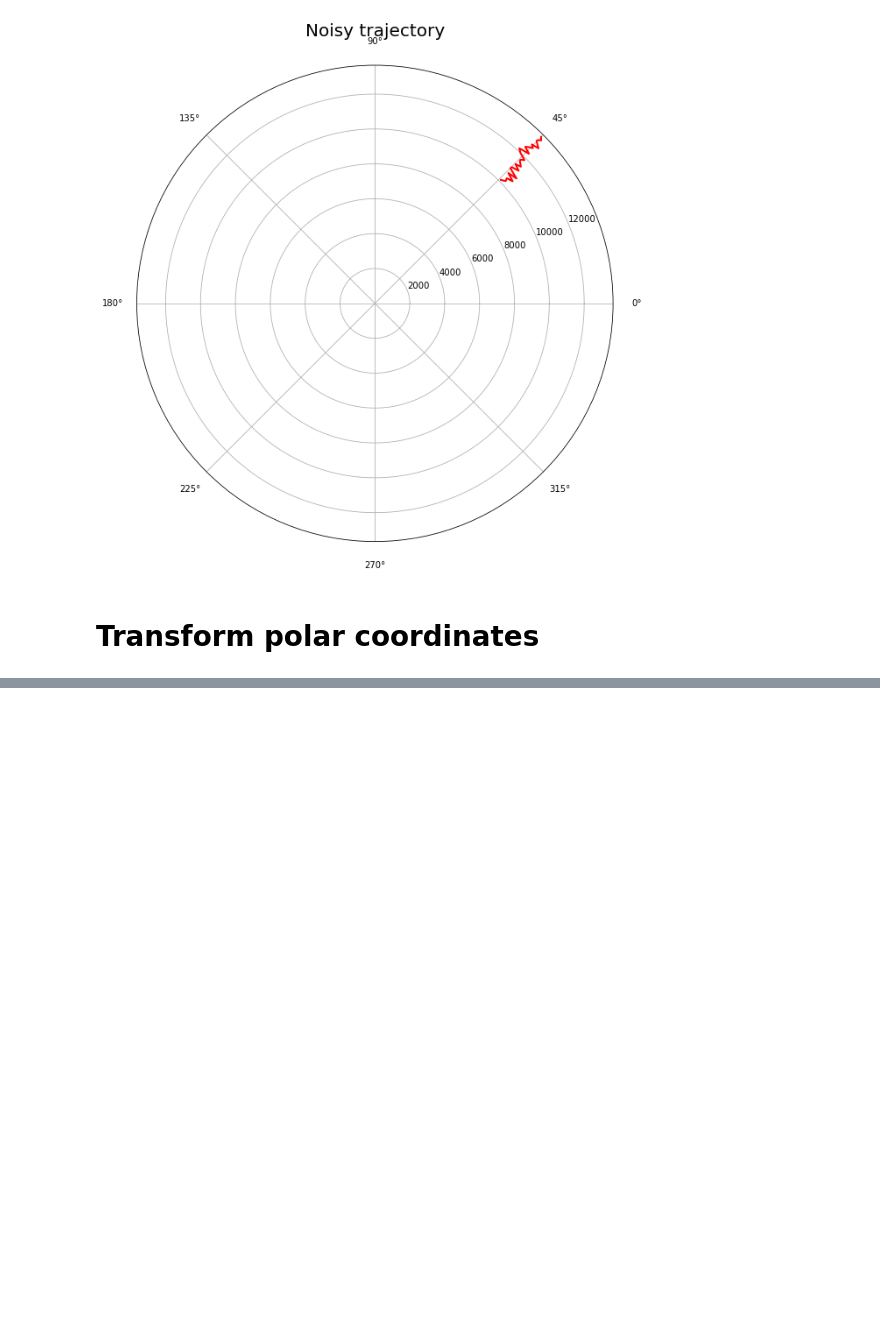
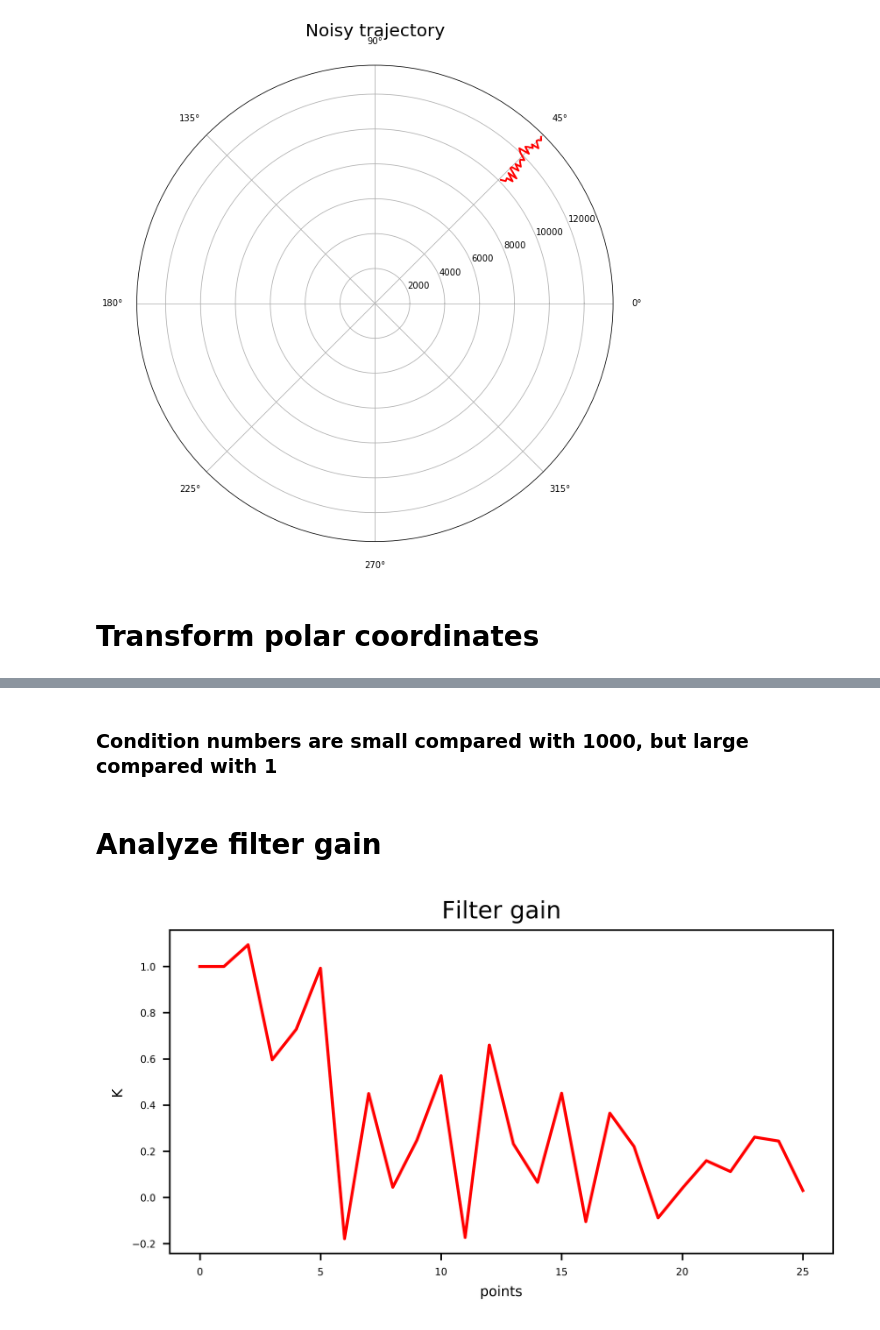
Before and after one commit to EgorPristanskiy/ExpDataProcessing, a Jupyter notebook: Lab9/Lab9.ipynb, the cells around one changed output, grey strips where cells are left out. Saved outputs shown, nothing was run; the diff lists cells and outputs as text; code cells hidden in the pictures; blank space fills up the shorter version.

```diff
--- a/Lab9/Lab9.ipynb
+++ b/Lab9/Lab9.ipynb
@@ -66,0 +227,12 @@ y_m = D_m * np.cos(b_m)
+# %% [markdown]
+### Condition numbers are small compared with 1000, but large compared with 1
+# %% [markdown]
+# Analyze filter gain
+# %%
+fig, ax = plt.subplots(1,1, figsize=(6,3), dpi = 600)
+ax.set_title("Filter gain")
+ax.plot(K[:,0,0], 'r')
+ax.set_ylabel('K', fontsize = 7)
+ax.set_xlabel(r'points', fontsize = 7);
+# %% [output]
+[figure, added]
```
Also changed, not shown: parts of 44 cells of this notebook, 1 other file.
